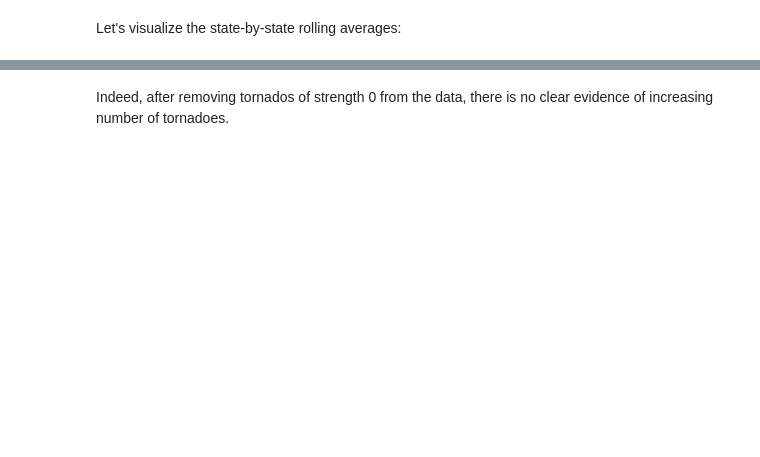
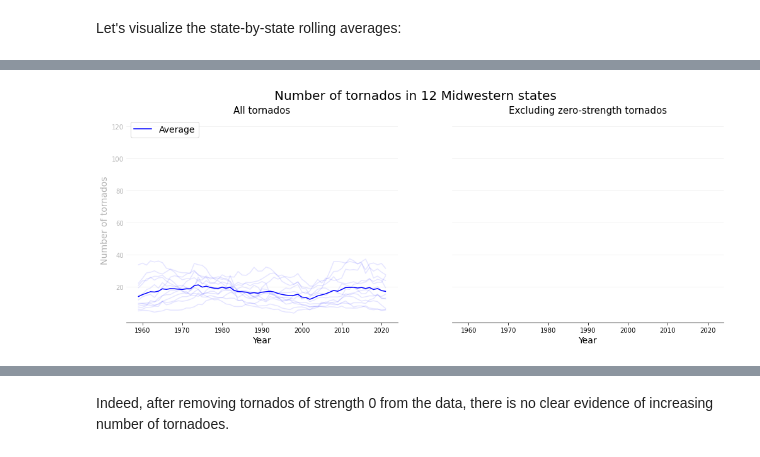
Before and after one commit to tnishi0/us_tornado_stats, a Jupyter notebook: analysis_midwestern.ipynb, the cells around one changed output, grey strips where cells are left out. Drawn from its saved outputs; the diff is of its cells as text; code cells hidden in the pictures; blank space fills up the shorter version.

```diff
--- a/analysis_midwestern.ipynb
+++ b/analysis_midwestern.ipynb
@@ -52,27 +47,38 @@ df.head()
 # %% [markdown]
 Let's visualize the state-by-state rolling averages:
 # %%
-%matplotlib notebook
-import matplotlib.pyplot as plt
+fig, axs = plt.subplots(1, 2, figsize=(17, 6), sharex=True, sharey=True)
 
-fig = plt.figure()
+# Left panel
+plt.sca(axs[0])
 yticks = range(20, 121, 20)
 for y in yticks:
     plt.axhline(y, linewidth=0.5, color='k', alpha=0.1)
 plt.plot(df.index, df, color='b', alpha=0.1)
-plt.plot(df.index, df['Michigan'], label='Michigan', color='g')
-plt.plot(df.index, df['Kansas'], label='Kansas', color='r')
-plt.plot(df.index, df.mean(axis=1), 'b--', label='Midwestern states average', alpha=1)
+plt.plot(df.index, df.mean(axis=1), 'b-', label='Average', alpha=1)
 ax = plt.gca()
-plt.legend()
-plt.xlabel('Year')
-plt.ylabel('Number of tornados', alpha=0.3)
+plt.legend(fontsize=14, loc='upper left')
+plt.xlabel('Year', fontsize=14)
+plt.ylabel('Number of tornados', alpha=0.3, fontsize=14)
 for text in ax.get_yticklabels():
     text.set_alpha(0.3)
-plt.title('Number of tornados in 12 Midwestern states')
+fig.suptitle('Number of tornados in 12 Midwestern states', fontsize=20)
+ax.set_title('All tornados', fontsize=15)
 ax.set_yticks(yticks)
 ax.tick_params(axis='y', length=0)
 for x in ['top', 'left', 'right']:
     ax.spines[x].set_visible(False)
+
+# Right panel
+plt.sca(axs[1])
+plt.xlabel('Year', fontsize=14)
+plt.title('Excluding zero-strength tornados', fontsize=15)
+for y in yticks:
+    plt.axhline(y, linewidth=0.5, color='k', alpha=0.1)
+ax = axs[1]
+ax.tick_params(axis='y', length=0)
+for x in ['top', 'left', 'right']:
+    ax.spines[x].set_visible(False)
+
 plt.show()
 # %% [output]
@@ -80,0 +85 @@ plt.show()
+[figure, added]
```
Also changed, not shown: parts of 11 cells of this notebook, 1 other file.
